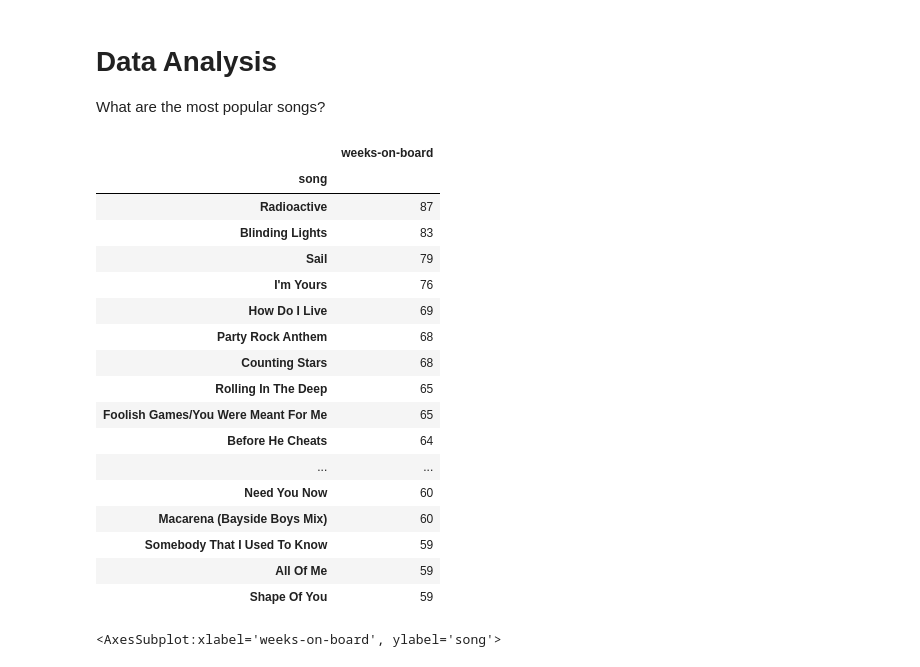
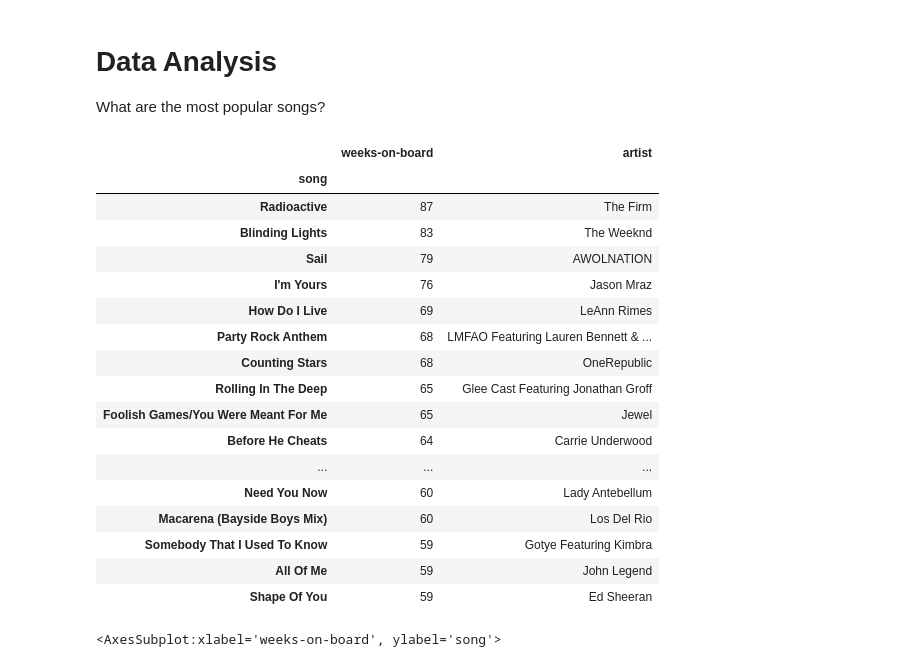
Before and after one commit to Yuchen-G/SI-370-Exploratory-Data-Analysis-Final-Project-, a Jupyter notebook: EDA.ipynb, the cells around one changed output. Drawn from its saved outputs; the diff is of its cells as text; code cells hidden in the pictures.

```diff
--- a/EDA.ipynb
+++ b/EDA.ipynb
@@ -47,26 +47,26 @@ charts = charts.drop('last-week',axis=1)
 
 What are the most popular songs?
 # %%
-charts[['song','weeks-on-board']].groupby(['song']).max().sort_values(by='weeks-on-board', ascending=False).head(20)
+charts[['song','weeks-on-board','artist']].groupby(['song']).max().sort_values(by='weeks-on-board', ascending=False).head(20)
 # %% [output]
-|  | weeks-on-board |
-| song |  |
-| Radioactive | 87 |
-| Blinding Lights | 83 |
-| Sail | 79 |
-| I'm Yours | 76 |
-| How Do I Live | 69 |
-| Party Rock Anthem | 68 |
-| Counting Stars | 68 |
-| Rolling In The Deep | 65 |
-| Foolish Games/You Were Meant For Me | 65 |
-| Before He Cheats | 64 |
-| ... | ... |
-| Need You Now | 60 |
-| Macarena (Bayside Boys Mix) | 60 |
-| Somebody That I Used To Know | 59 |
-| All Of Me | 59 |
-| Shape Of You | 59 |
+|  | weeks-on-board | artist |
+| song |  |  |
+| Radioactive | 87 | The Firm |
+| Blinding Lights | 83 | The Weeknd |
+| Sail | 79 | AWOLNATION |
+| I'm Yours | 76 | Jason Mraz |
+| How Do I Live | 69 | LeAnn Rimes |
+| Party Rock Anthem | 68 | LMFAO Featuring Lauren Bennett & ... |
+| Counting Stars | 68 | OneRepublic |
+| Rolling In The Deep | 65 | Glee Cast Featuring Jonathan Groff |
+| Foolish Games/You Were Meant For Me | 65 | Jewel |
+| Before He Cheats | 64 | Carrie Underwood |
+| ... | ... | ... |
+| Need You Now | 60 | Lady Antebellum |
+| Macarena (Bayside Boys Mix) | 60 | Los Del Rio |
+| Somebody That I Used To Know | 59 | Gotye Featuring Kimbra |
+| All Of Me | 59 | John Legend |
+| Shape Of You | 59 | Ed Sheeran |
 # %%
 most_popular_song = charts[['song','weeks-on-board']].groupby(['song']).max().sort_values(by='weeks-on-board', ascending=False).head(20)
 sns.set(rc = {'figure.figsize':(15,8)})
```
Also changed, not shown: parts of 1 cell of this notebook, 2 other files.
